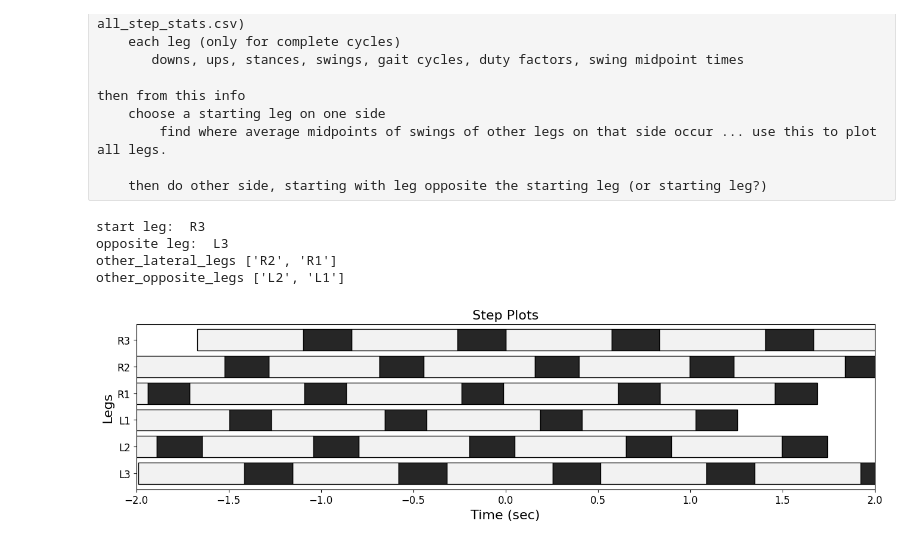
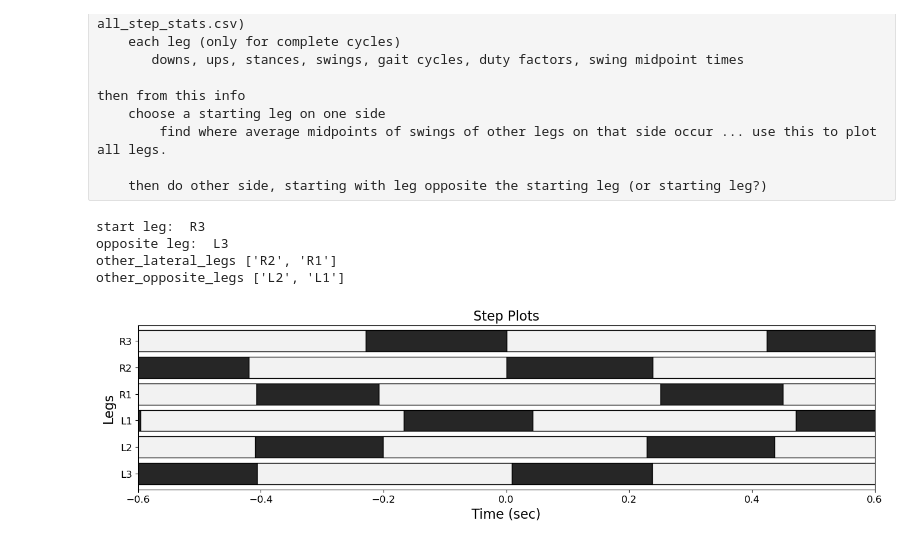
Before and after one commit to enwudz/gait, a Jupyter notebook: step_data_plots.ipynb, the cells around one changed output. Saved outputs shown, nothing was run; the diff lists cells and outputs as text; code cells hidden in the pictures.

```diff
--- a/step_data_plots.ipynb
+++ b/step_data_plots.ipynb
@@ -19,7 +19,7 @@ You can look at one movie clip, or combine data from several clips
 # load data from experiments ... input is the path to a directory that has gait data
 # each experiment should be in a separate folder
 # each treatment within an experiment should be in a separate folder
-tardi_gait = '/Users/iwoods/ic_onedrive/tardi_gait'
+tardi_gait = '/Users/iwoods/OneDrive - Ithaca College/tardi_gait_2011TT-2022Summer'
 os.chdir(tardi_gait)
 for d in listDirectories():
     print(d)
@@ -41,5 +42,5 @@ wild_T_July2022
 # %%
-exp = 'noTreatment_noTreatment_July2022'
+exp = 'species_comps_2021'
 exp_dir = os.path.join(tardi_gait, exp)
 os.chdir(exp_dir)
 
@@ -55,6 +62,6 @@ no_treatment
 # %%
 # select an experiment to analyze, and then select clips from that experiment
-treatment_dir = 'no_treatment'
+treatment_dir = 'H_exemplaris'
 
 # LOOK IN MULTIPLE FOLDERS AND COMBINE DATA
 fname = 'all_step_data_swings.csv' # created by the script save_step_data.py
@@ -732,32 +728,32 @@ for leg in other_lateral_legs:
                               rec_height, stance_color, swing_color)
 
 # add opposite leg to plot ... this is good
 mid_swing_timing = get_mid_swing_timing(start_leg, opposite_leg)
 start_step_opposite_leg = get_swing_leg_start(start_leg, opposite_leg, mid_swing_timing)
 f, ax = plot_stance_swing(f, ax, opposite_leg, leg_data, start_step_opposite_leg,
                           rec_height, stance_color, swing_color)
 
 # add other contralateral legs to plot ... ... get their timing from the leg posterior to each leg
 for leg in other_opposite_legs:
     posterior_leg = posterior_dict[leg]
     mid_swing_timing = get_mid_swing_timing(posterior_leg, leg)
     start_gait_leg = get_swing_leg_start(posterior_leg, leg, mid_swing_timing)
     start_step_opposite_leg += start_gait_leg
     f, ax = plot_stance_swing(f, ax, leg, leg_data, start_step_opposite_leg,
                               rec_height, stance_color, swing_color)
 
 # right_lim = 1. * start_leg_gait_cycle
 # left_lim = -1.4 * start_leg_gait_cycle
 # ax.set_xlim(left_lim,right_lim)
 
-ax.set_xlim(-2, 2)
+ax.set_xlim(-0.6, 0.6)
 plt.title('Step Plots', fontsize=16)
 # plt.title(experiment_dir.replace('_',' '), fontsize=16)
 plt.savefig('step_plot.png',dpi=150)
 plt.show()
 # %% [output]
 start leg:  R3
 opposite leg:  L3
 other_lateral_legs ['R2', 'R1']
 other_opposite_legs ['L2', 'L1']
-[figure, old version]
+[figure, new version]
```
Also changed, not shown: parts of 18 cells of this notebook, 5 other files.
